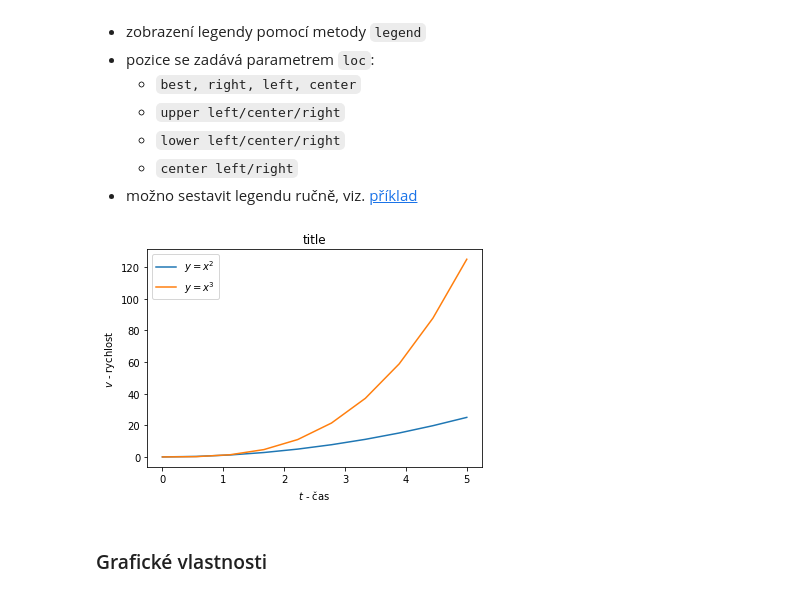
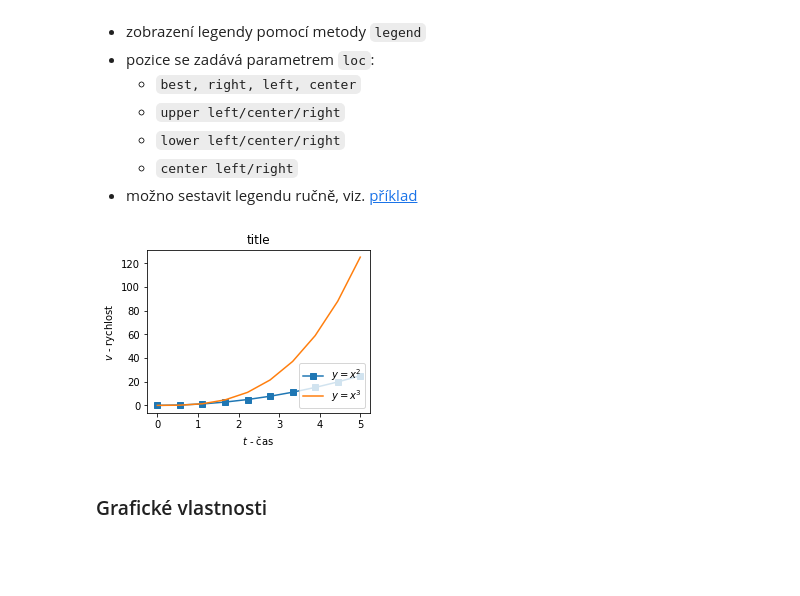
Before and after one commit to jbrezmorf/PAV_course, a Jupyter notebook: Section_1.3_plotting.ipynb, the cells around one changed output. Saved outputs shown, nothing was run; the diff lists cells and outputs as text; code cells hidden in the pictures; blank space fills up the shorter version.

```diff
--- a/Section_1.3_plotting.ipynb
+++ b/Section_1.3_plotting.ipynb
@@ -213,16 +215,16 @@ filename.pdf  filename.png  obrazek.pdf  obrazek.png
 	- `center left/right`
 - možno sestavit legendu ručně, viz. [příklad](https://matplotlib.org/3.1.1/gallery/text_labels_and_annotations/custom_legends.html)
 # %%
-fig, ax = plt.subplots()
+fig, ax = plt.subplots(figsize=(4,3))
 
-ax.plot(x, x**2, label="$y = x^2$")
+ax.plot(x, x**2, label="$y = x^2$", marker='s')
 ax.plot(x, x**3, label="$y = x^3$")
-ax.legend(loc="upper left"); # upper left corner
+ax.legend(loc="lower right"); # upper left corner
 
 ax.set_xlabel('$t$ - čas ')
 ax.set_ylabel("$v$ - rychlost")
 
 ax.set_title('title');
 # %% [output]
-[figure, old version]
+[figure, new version]
 # %%
```
Also changed, not shown: parts of 16 cells of this notebook, 3 other files.
